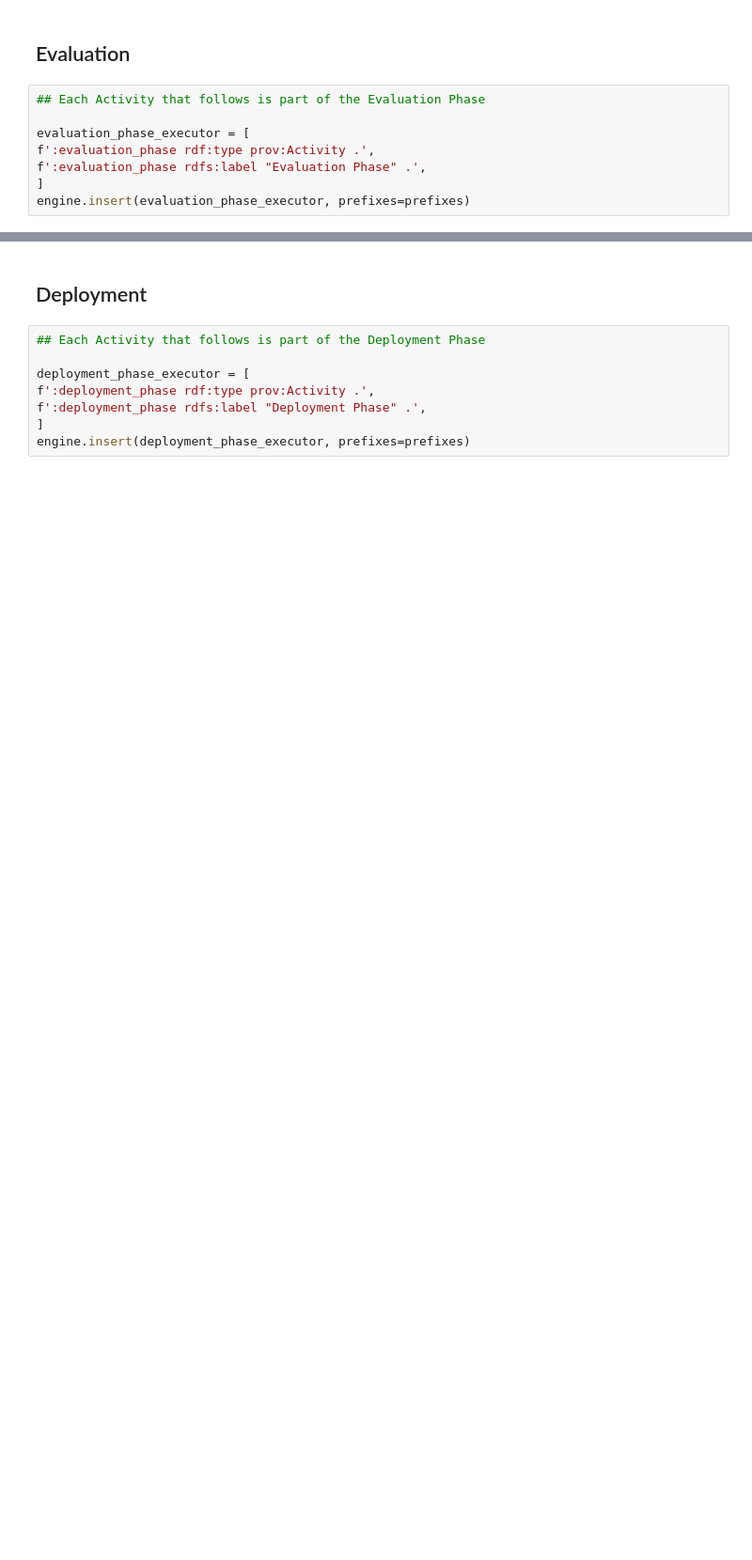
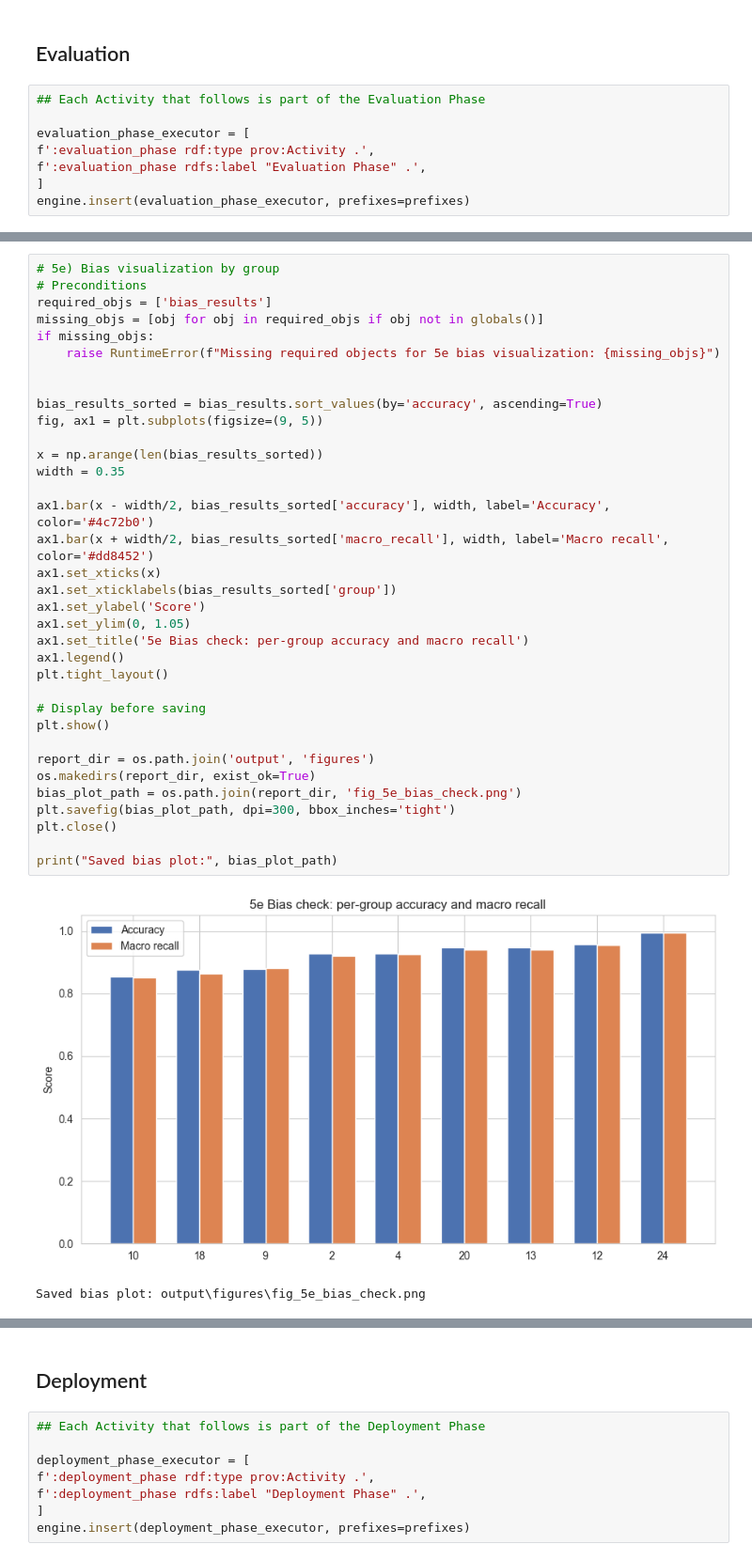
Before and after one commit to TuWienProjects/BI_2025_Assignment_3_Group_020, a Jupyter notebook: Cyclists_251201.ipynb, the cells around one changed output, grey strips where cells are left out. Shown at 94% size. Drawn from its saved outputs; the diff is of its cells as text; blank space fills up the shorter version.

```diff
--- a/Cyclists_251201.ipynb
+++ b/Cyclists_251201.ipynb
@@ -2836,0 +4485,38 @@ engine.insert(evaluate_activity, prefixes=prefixes)
+# %%
+# 5e) Bias visualization by group
+# Preconditions
+required_objs = ['bias_results']
+missing_objs = [obj for obj in required_objs if obj not in globals()]
+if missing_objs:
+    raise RuntimeError(f"Missing required objects for 5e bias visualization: {missing_objs}")
+
+
+bias_results_sorted = bias_results.sort_values(by='accuracy', ascending=True)
+fig, ax1 = plt.subplots(figsize=(9, 5))
+
+x = np.arange(len(bias_results_sorted))
+width = 0.35
+
+ax1.bar(x - width/2, bias_results_sorted['accuracy'], width, label='Accuracy', color='#4c72b0')
+ax1.bar(x + width/2, bias_results_sorted['macro_recall'], width, label='Macro recall', color='#dd8452')
+ax1.set_xticks(x)
+ax1.set_xticklabels(bias_results_sorted['group'])
+ax1.set_ylabel('Score')
+ax1.set_ylim(0, 1.05)
+ax1.set_title('5e Bias check: per-group accuracy and macro recall')
+ax1.legend()
+plt.tight_layout()
+
+# Display before saving
+plt.show()
+
+report_dir = os.path.join('output', 'figures')
+os.makedirs(report_dir, exist_ok=True)
+bias_plot_path = os.path.join(report_dir, 'fig_5e_bias_check.png')
+plt.savefig(bias_plot_path, dpi=300, bbox_inches='tight')
+plt.close()
+
+print("Saved bias plot:", bias_plot_path)
+# %% [output]
+[figure, added]
+Saved bias plot: output\figures\fig_5e_bias_check.png
```
Also changed, not shown: parts of 138 cells of this notebook, 25 other files.
